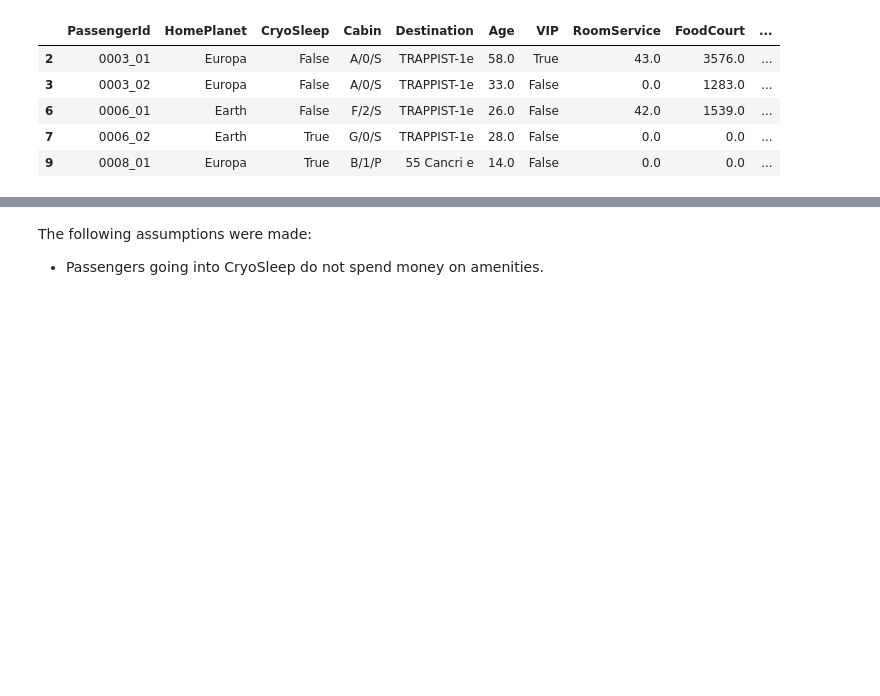
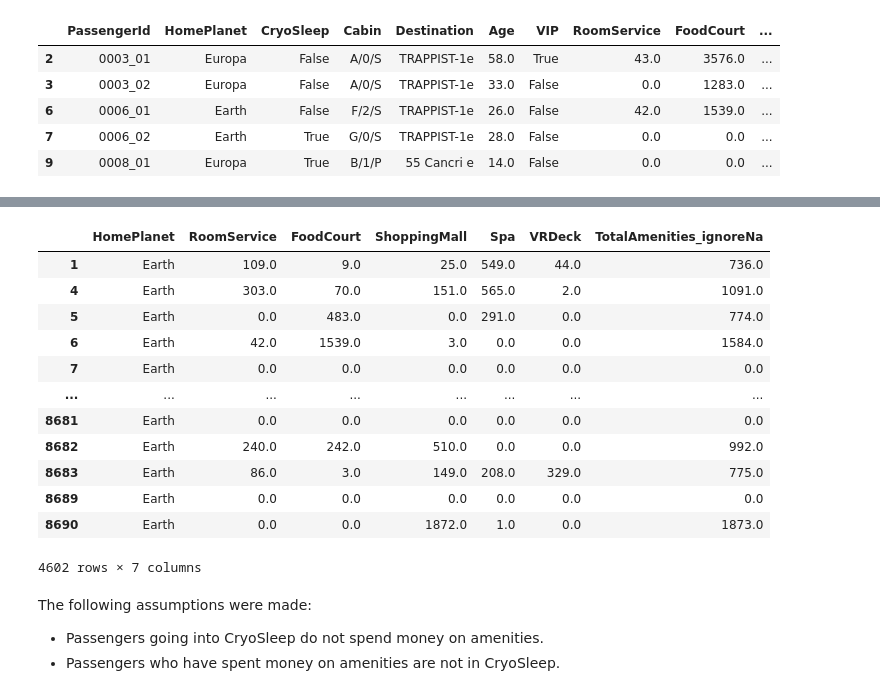
Before and after one commit to keiran0/kaggle-spaceship-titanic, a Jupyter notebook: notebook.ipynb, the cells around one changed output, grey strips where cells are left out. Saved outputs shown, nothing was run; the diff lists cells and outputs as text; code cells hidden in the pictures; blank space fills up the shorter version.

```diff
--- a/notebook.ipynb
+++ b/notebook.ipynb
@@ -168,3 +216,20 @@ df[['Deck', 'Num', 'Side']] = df['Cabin'].str.split(r'/', expand=True)
+# %%
+df[df['HomePlanet'] =='Earth'][['HomePlanet','RoomService','FoodCourt','ShoppingMall','Spa','VRDeck','TotalAmenities_ignoreNa']]
+# %% [output]
+|  | HomePlanet | RoomService | FoodCourt | ShoppingMall | Spa | VRDeck | TotalAmenities_ignoreNa |
+| 1 | Earth | 109.0 | 9.0 | 25.0 | 549.0 | 44.0 | 736.0 |
+| 4 | Earth | 303.0 | 70.0 | 151.0 | 565.0 | 2.0 | 1091.0 |
+| 5 | Earth | 0.0 | 483.0 | 0.0 | 291.0 | 0.0 | 774.0 |
+| 6 | Earth | 42.0 | 1539.0 | 3.0 | 0.0 | 0.0 | 1584.0 |
+| 7 | Earth | 0.0 | 0.0 | 0.0 | 0.0 | 0.0 | 0.0 |
+| ... | ... | ... | ... | ... | ... | ... | ... |
+| 8681 | Earth | 0.0 | 0.0 | 0.0 | 0.0 | 0.0 | 0.0 |
+| 8682 | Earth | 240.0 | 242.0 | 510.0 | 0.0 | 0.0 | 992.0 |
+| 8683 | Earth | 86.0 | 3.0 | 149.0 | 208.0 | 329.0 | 775.0 |
+| 8689 | Earth | 0.0 | 0.0 | 0.0 | 0.0 | 0.0 | 0.0 |
+| 8690 | Earth | 0.0 | 0.0 | 1872.0 | 1.0 | 0.0 | 1873.0 |
+4602 rows × 7 columns
 # %% [markdown]
 The following assumptions were made:
 - Passengers going into CryoSleep do not spend money on amenities.
+- Passengers who have spent money on amenities are not in CryoSleep.
```
Also changed, not shown: parts of 31 cells of this notebook.
